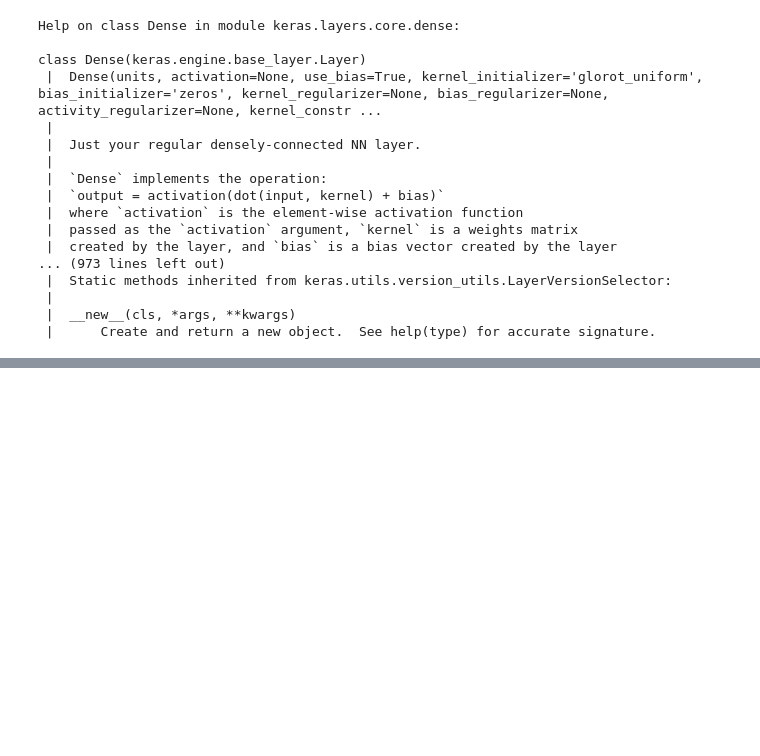
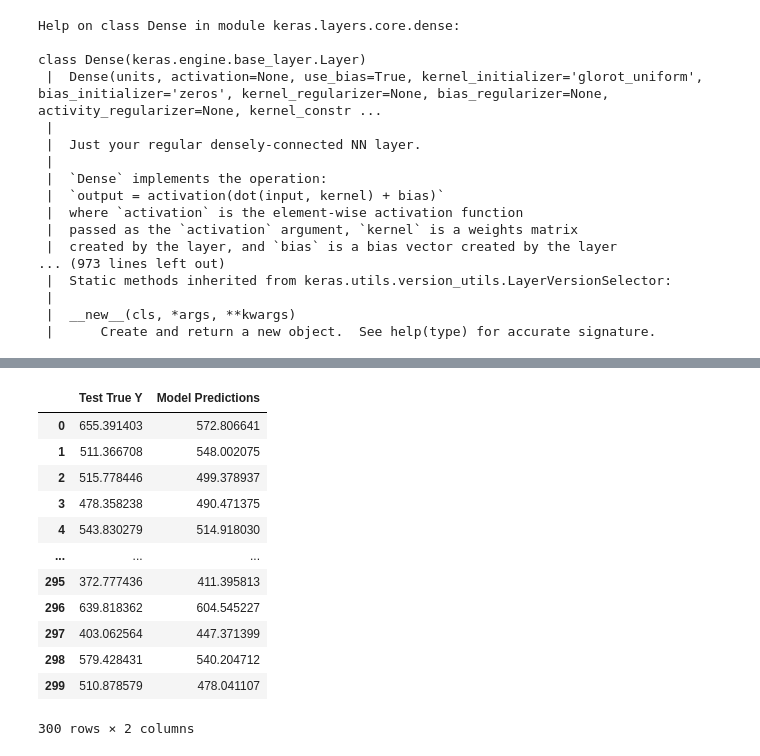
Before and after one commit to matansharon/Data-Science, a Jupyter notebook: Pierian course/My-Codes/TensorFlow_FILES/main.ipynb, the cells around one changed output, grey strips where cells are left out. Saved outputs shown, nothing was run; the diff lists cells and outputs as text; code cells hidden in the pictures; blank space fills up the shorter version.

```diff
--- a/Pierian course/My-Codes/TensorFlow_FILES/main.ipynb
+++ b/Pierian course/My-Codes/TensorFlow_FILES/main.ipynb
@@ -147,0 +176,24 @@ Epoch 250/250
+# %%
+test_predictions=pd.Series(test_predictions.reshape(300,))
+
+pred_df=pd.DataFrame(y_test,columns=['Test True Y'])
+
+pred_df=pd.concat([pred_df,test_predictions],axis=1)
+
+pred_df.columns=['Test True Y','Model Predictions']
+
+pred_df
+# %% [output]
+|  | Test True Y | Model Predictions |
+| 0 | 655.391403 | 572.806641 |
+| 1 | 511.366708 | 548.002075 |
+| 2 | 515.778446 | 499.378937 |
+| 3 | 478.358238 | 490.471375 |
+| 4 | 543.830279 | 514.918030 |
+| ... | ... | ... |
+| 295 | 372.777436 | 411.395813 |
+| 296 | 639.818362 | 604.545227 |
+| 297 | 403.062564 | 447.371399 |
+| 298 | 579.428431 | 540.204712 |
+| 299 | 510.878579 | 478.041107 |
+300 rows × 2 columns
```
Also changed, not shown: parts of 6 cells of this notebook, 1 other file.
